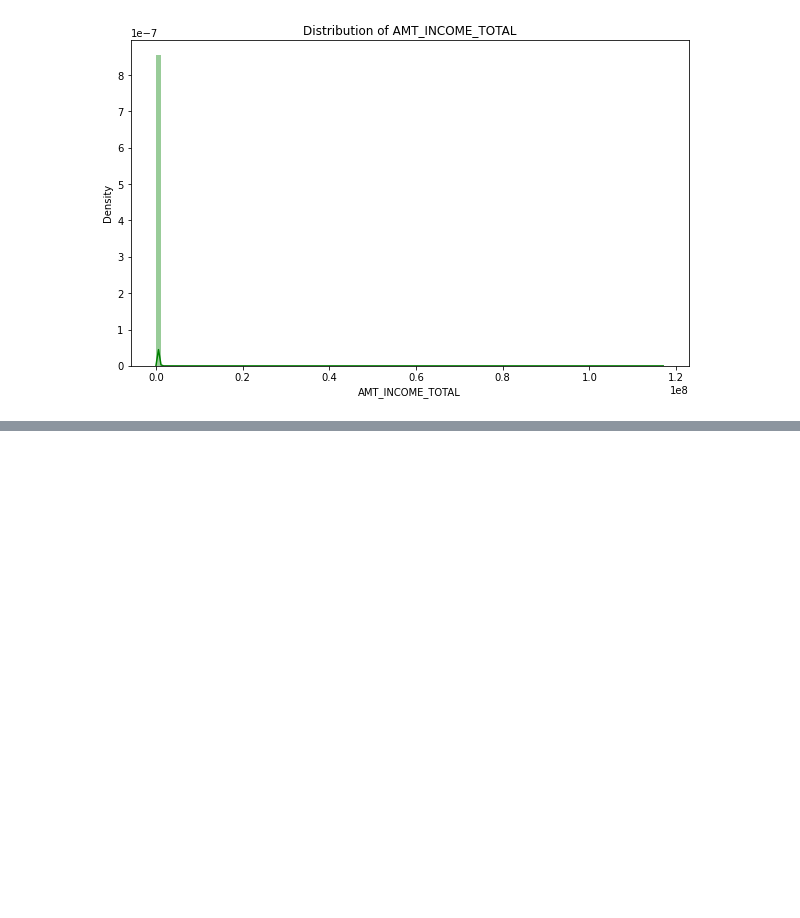
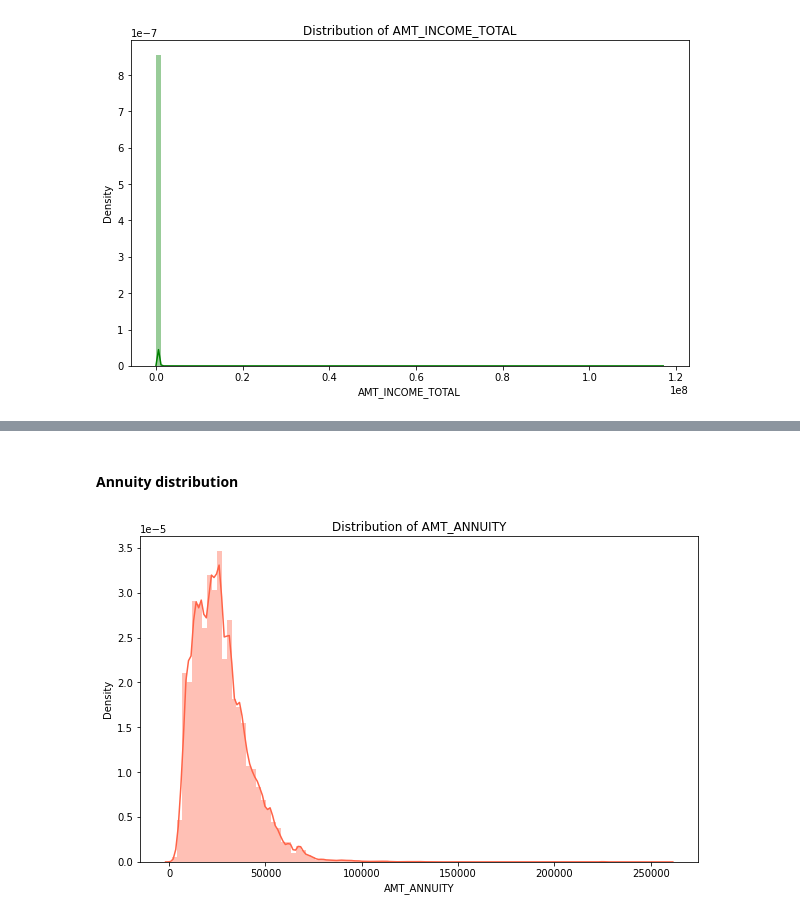
Before and after one commit to mhs10031990/Hands_on, a Jupyter notebook: CRA_Data_Visualization.ipynb, the cells around one changed output, grey strips where cells are left out. Cells and saved outputs as stored; diff of their text form; code cells hidden in the pictures; blank space fills up the shorter version.

```diff
--- a/CRA_Data_Visualization.ipynb
+++ b/CRA_Data_Visualization.ipynb
@@ -283,0 +288,6 @@ plot_distribution('AMT_INCOME_TOTAL','green')
+# %% [markdown]
+#### Annuity distribution
+# %%
+plot_distribution('AMT_ANNUITY','tomato')
+# %% [output]
+[figure, added]
```
Also changed, not shown: parts of 11 cells of this notebook.
